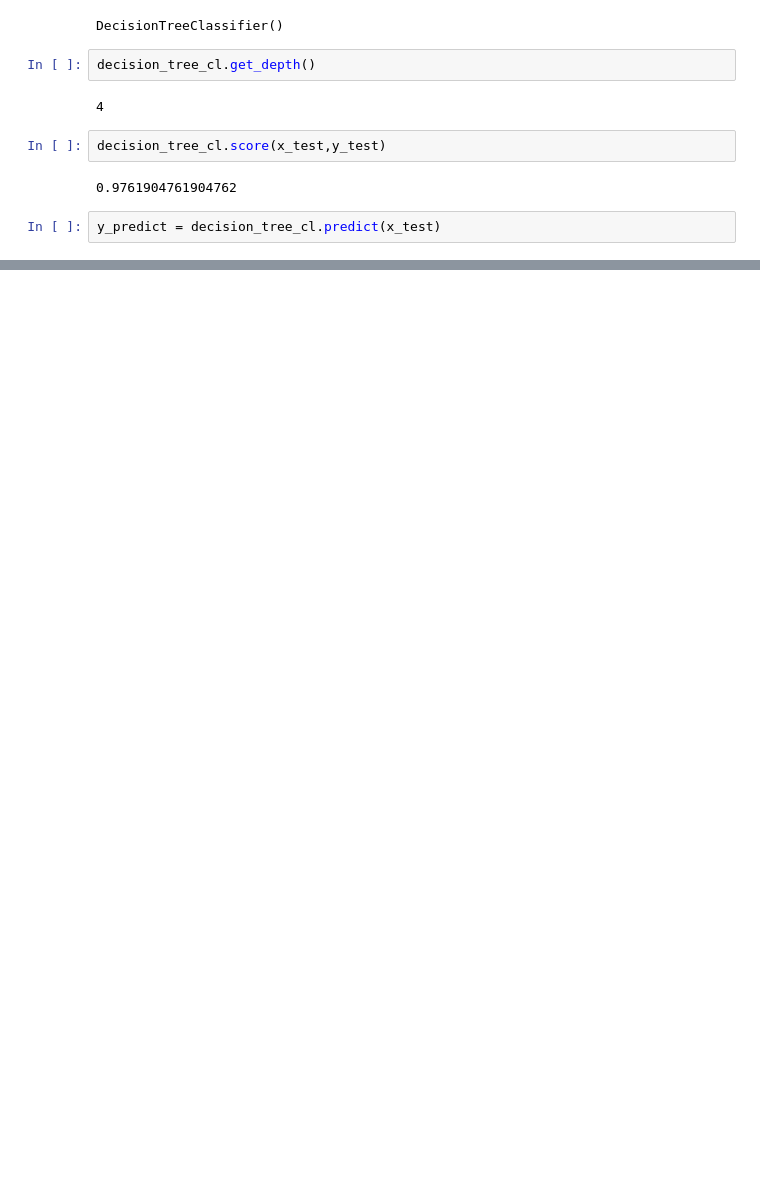
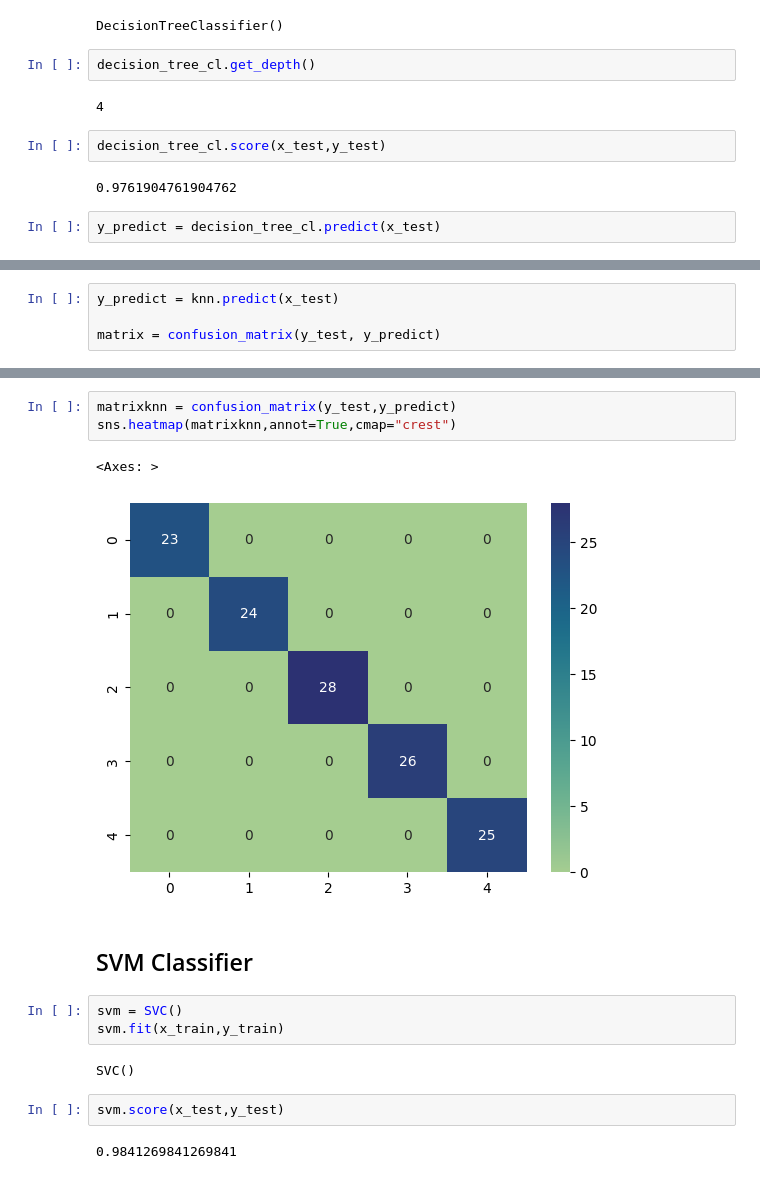
Before and after one commit to LillFrank/MLStressDetectionProj, a Jupyter notebook: MLProj.ipynb, the cells around one changed output, grey strips where cells are left out. Saved outputs shown, nothing was run; the diff lists cells and outputs as text; blank space fills up the shorter version.

```diff
--- a/MLProj.ipynb
+++ b/MLProj.ipynb
@@ -258,0 +291,4 @@ weighted avg       0.98      0.98      0.98       126
+# %%
+y_predict = knn.predict(x_test)
+
+matrix = confusion_matrix(y_test, y_predict)
@@ -258,0 +310,18 @@ weighted avg       0.98      0.98      0.98       126
+# %%
+matrixknn = confusion_matrix(y_test,y_predict)
+sns.heatmap(matrixknn,annot=True,cmap="crest")
+# %% [output]
+<Axes: >
+[figure, added]
+# %% [markdown]
+SVM Classifier
+--
+# %%
+svm = SVC()
+svm.fit(x_train,y_train)
+# %% [output]
+SVC()
+# %%
+svm.score(x_test,y_test)
+# %% [output]
+0.9841269841269841
```
Also changed, not shown: parts of 17 cells of this notebook.
